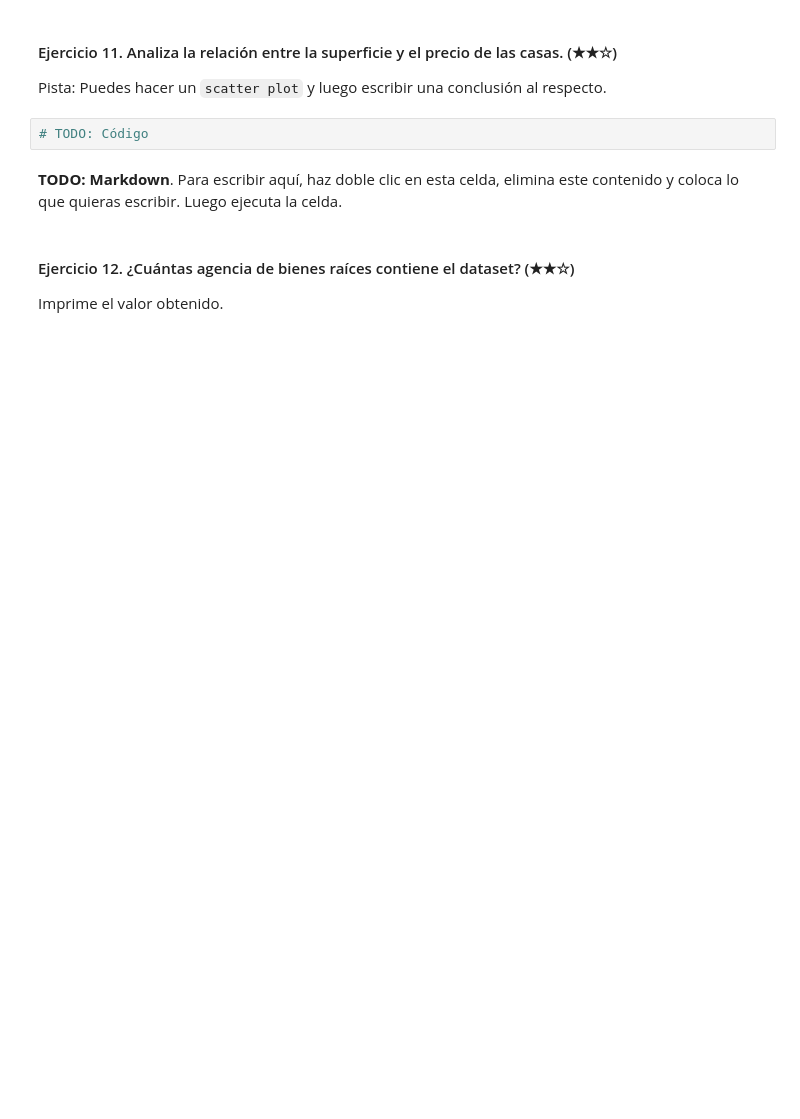
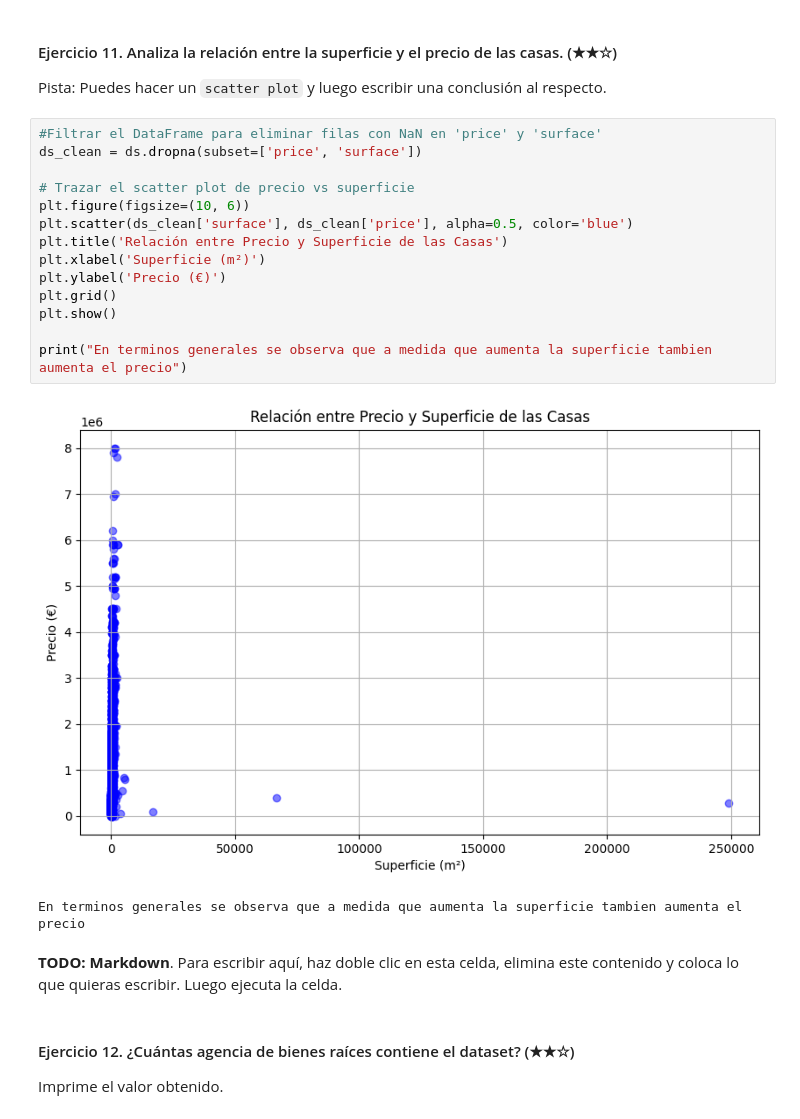
Before and after one commit to emilceinfante/realestate-datacleanup-exercise, a Jupyter notebook: project.es.ipynb, the cells around one changed output. Cells and saved outputs as stored; diff of their text form; blank space fills up the shorter version.

```diff
--- a/project.es.ipynb
+++ b/project.es.ipynb
@@ -210,7 +276,22 @@ Pista: Crea una nueva columna llamada `pps` (*price per square* o precio por met
 
 Pista: Puedes hacer un `scatter plot` y luego escribir una conclusión al respecto.
 # %%
-# TODO: Código
+#Filtrar el DataFrame para eliminar filas con NaN en 'price' y 'surface'
+ds_clean = ds.dropna(subset=['price', 'surface'])
+
+# Trazar el scatter plot de precio vs superficie
+plt.figure(figsize=(10, 6))
+plt.scatter(ds_clean['surface'], ds_clean['price'], alpha=0.5, color='blue')
+plt.title('Relación entre Precio y Superficie de las Casas')
+plt.xlabel('Superficie (m²)')
+plt.ylabel('Precio (€)')
+plt.grid()
+plt.show()
+
+print("En terminos generales se observa que a medida que aumenta la superficie tambien aumenta el precio")
+# %% [output]
+[figure, added]
+En terminos generales se observa que a medida que aumenta la superficie tambien aumenta el precio
 # %% [markdown]
 **TODO: Markdown**. Para escribir aquí, haz doble clic en esta celda, elimina este contenido y coloca lo que quieras escribir. Luego ejecuta la celda.
 # %% [markdown]
```
Also changed, not shown: parts of 20 cells of this notebook.
